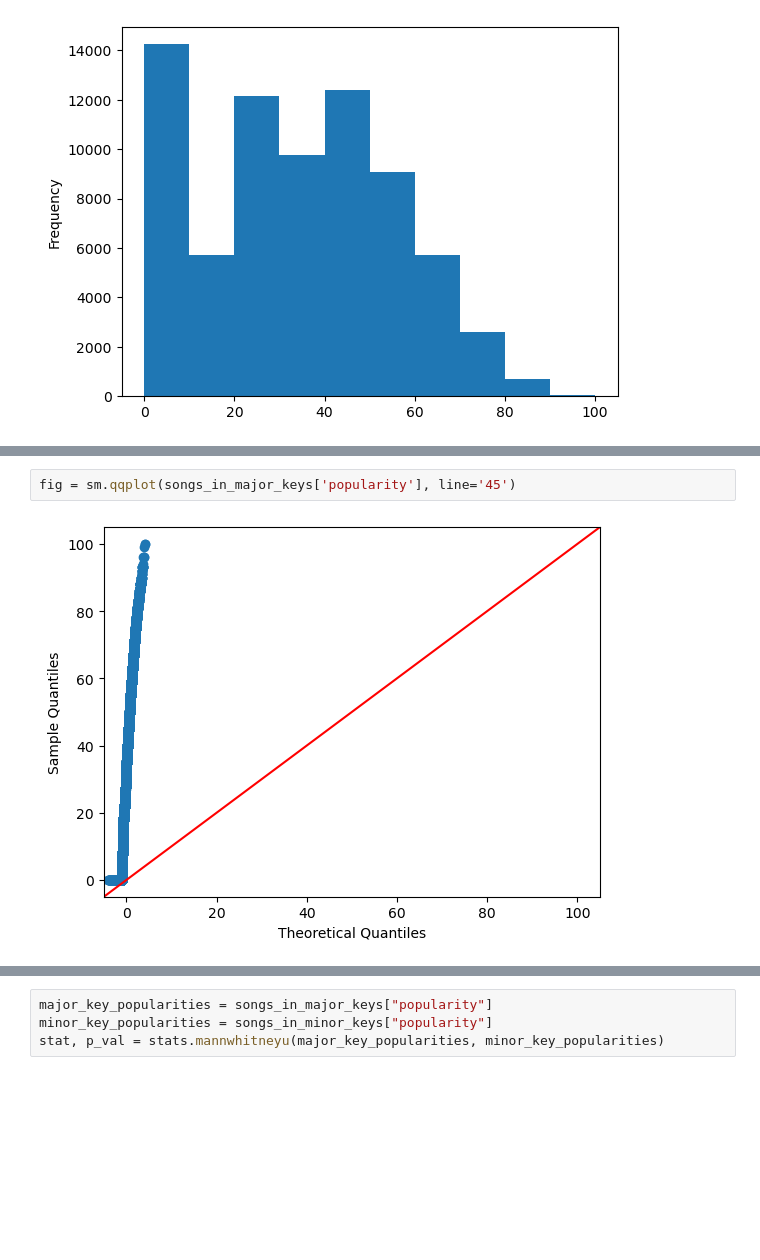
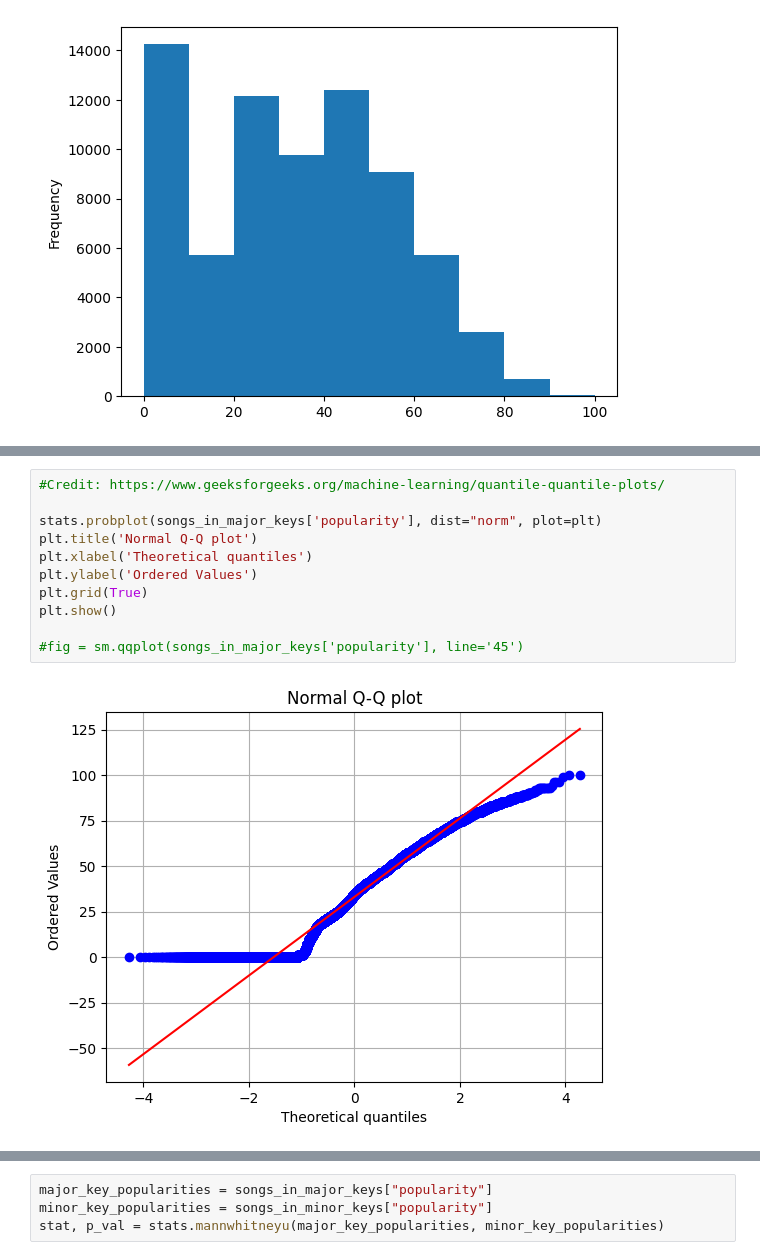
Before and after one commit to NandhuPillai/CMSC320-Final-Project, a Jupyter notebook: Checkpoint_2.ipynb, the cells around one changed output, grey strips where cells are left out. Cells and saved outputs as stored; diff of their text form; blank space fills up the shorter version.

```diff
--- a/Checkpoint_2.ipynb
+++ b/Checkpoint_2.ipynb
@@ -430,6 +428,15 @@ fig = sm.qqplot(songs_in_minor_keys['popularity'], line='45')
 # %%
-fig = sm.qqplot(songs_in_major_keys['popularity'], line='45')
+#Credit: https://www.geeksforgeeks.org/machine-learning/quantile-quantile-plots/
+
+stats.probplot(songs_in_major_keys['popularity'], dist="norm", plot=plt)
+plt.title('Normal Q-Q plot')
+plt.xlabel('Theoretical quantiles')
+plt.ylabel('Ordered Values')
+plt.grid(True)
+plt.show()
+
+#fig = sm.qqplot(songs_in_major_keys['popularity'], line='45')
 # %% [output]
-[figure, old version]
+[figure, new version]
 # %% [markdown]
 Note that from the above results it is clear that these two populations are not normal. Hence we must use the Man Whiteny U test instead.
```
Also changed, not shown: parts of 26 cells of this notebook.
